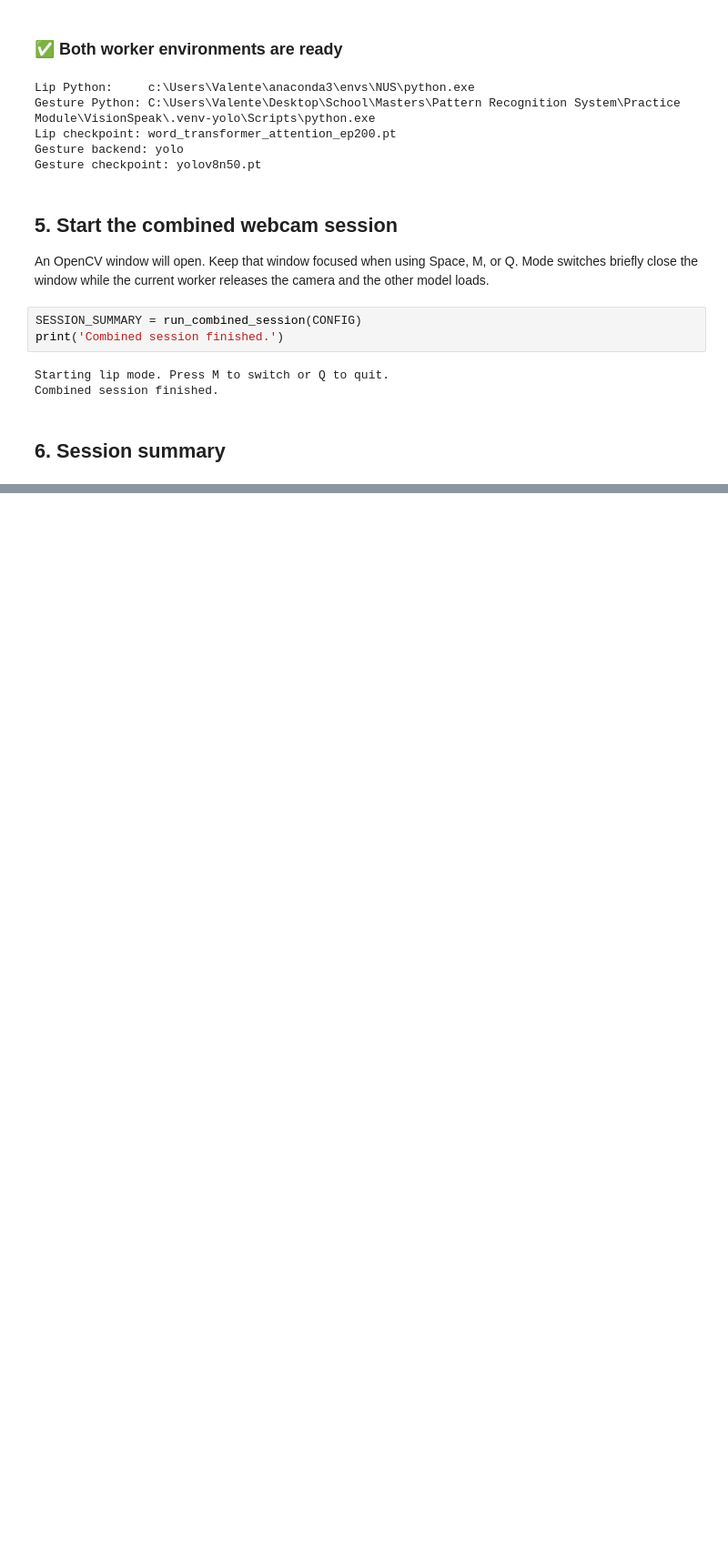
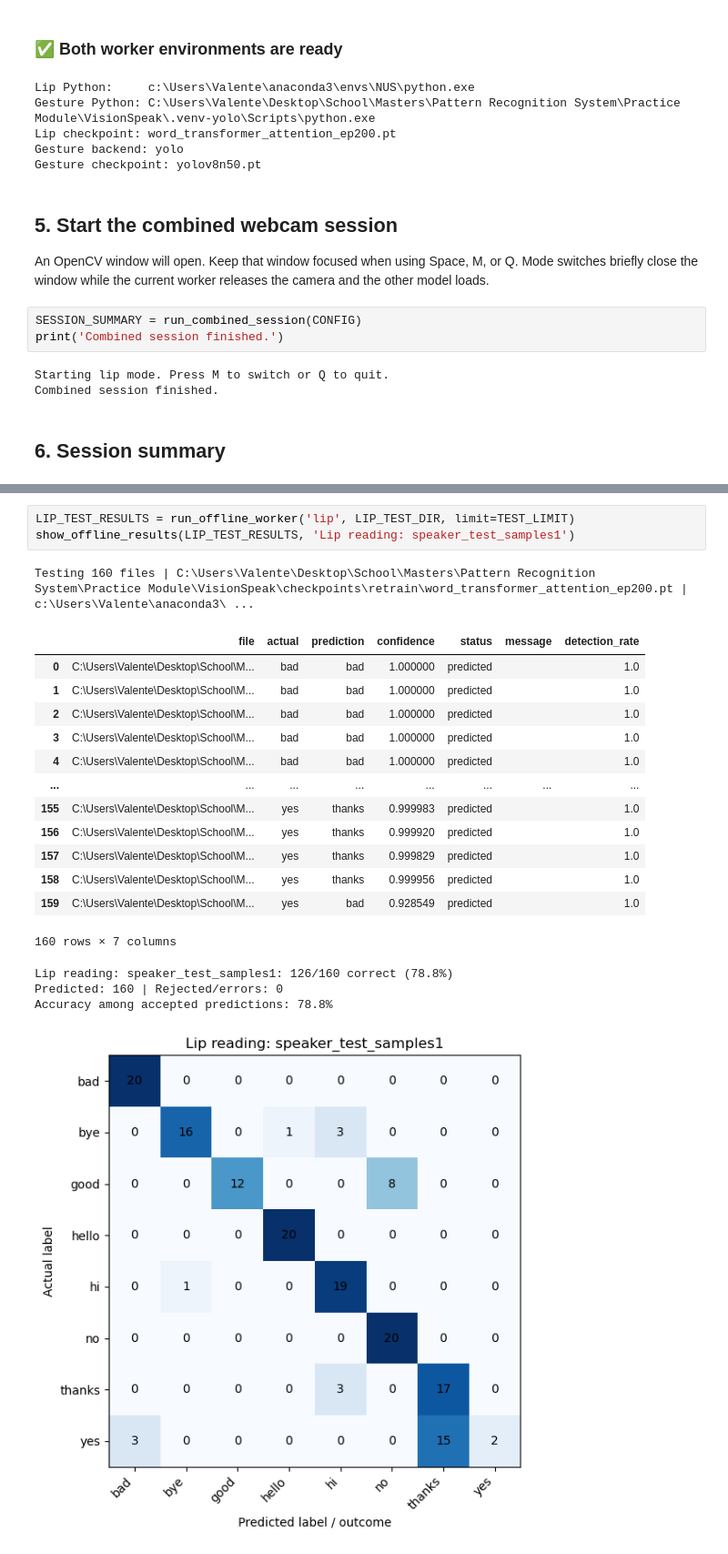
Before and after one commit to Tempesta-96/VisionSpeak, a Jupyter notebook: combinedVisionSpeak.ipynb, the cells around one changed output, grey strips where cells are left out. Shown at 91% size. Drawn from its saved outputs; the diff is of its cells as text; blank space fills up the shorter version.

```diff
--- a/combinedVisionSpeak.ipynb
+++ b/combinedVisionSpeak.ipynb
@@ -180,0 +315,22 @@ Mode switches: 0
+# %%
+LIP_TEST_RESULTS = run_offline_worker('lip', LIP_TEST_DIR, limit=TEST_LIMIT)
+show_offline_results(LIP_TEST_RESULTS, 'Lip reading: speaker_test_samples1')
+# %% [output]
+Testing 160 files | C:\Users\Valente\Desktop\School\Masters\Pattern Recognition System\Practice Module\VisionSpeak\checkpoints\retrain\word_transformer_attention_ep200.pt | c:\Users\Valente\anaconda3\ ...
+|  | file | actual | prediction | confidence | status | message | detection_rate |
+| 0 | C:\Users\Valente\Desktop\School\M... | bad | bad | 1.000000 | predicted |  | 1.0 |
+| 1 | C:\Users\Valente\Desktop\School\M... | bad | bad | 1.000000 | predicted |  | 1.0 |
+| 2 | C:\Users\Valente\Desktop\School\M... | bad | bad | 1.000000 | predicted |  | 1.0 |
+| 3 | C:\Users\Valente\Desktop\School\M... | bad | bad | 1.000000 | predicted |  | 1.0 |
+| 4 | C:\Users\Valente\Desktop\School\M... | bad | bad | 1.000000 | predicted |  | 1.0 |
+| ... | ... | ... | ... | ... | ... | ... | ... |
+| 155 | C:\Users\Valente\Desktop\School\M... | yes | thanks | 0.999983 | predicted |  | 1.0 |
+| 156 | C:\Users\Valente\Desktop\School\M... | yes | thanks | 0.999920 | predicted |  | 1.0 |
+| 157 | C:\Users\Valente\Desktop\School\M... | yes | thanks | 0.999829 | predicted |  | 1.0 |
+| 158 | C:\Users\Valente\Desktop\School\M... | yes | thanks | 0.999956 | predicted |  | 1.0 |
+| 159 | C:\Users\Valente\Desktop\School\M... | yes | bad | 0.928549 | predicted |  | 1.0 |
+160 rows × 7 columns
+Lip reading: speaker_test_samples1: 126/160 correct (78.8%)
+Predicted: 160 | Rejected/errors: 0
+Accuracy among accepted predictions: 78.8%
+[figure, added]
```
Also changed, not shown: parts of 9 cells of this notebook.
